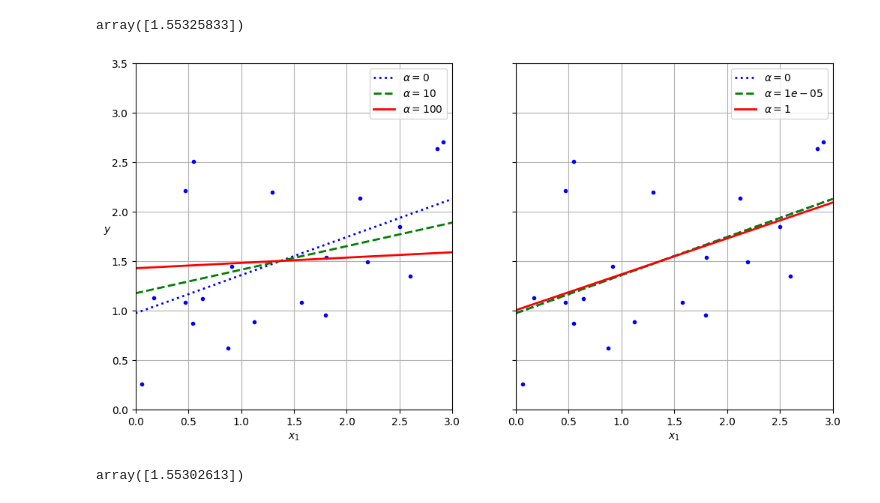
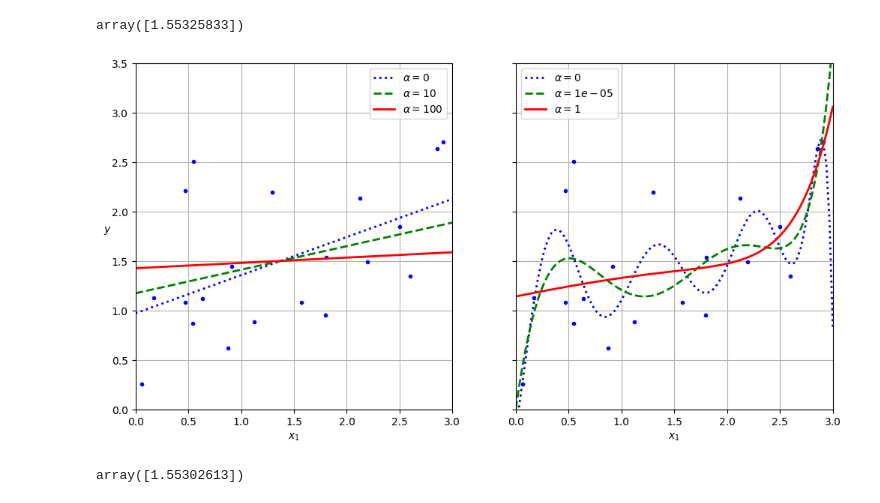
Before and after one commit to sunodmongia/Linear-Models, a Jupyter notebook: linear-model.ipynb, the cells around one changed output. Cells and saved outputs as stored; diff of their text form; code cells hidden in the pictures.

```diff
--- a/linear-model.ipynb
+++ b/linear-model.ipynb
@@ -416,35 +416,35 @@ def plot_model(model_class, polynomial, alphas, **model_kwargs):
         if polynomial:
             model = Pipeline(
                 [
                     (
                         "polynomial_features",
                         PolynomialFeatures(degree=10, include_bias=False),
                     ),
                     ("standard_scaler", StandardScaler()),
                     ("model", model),
                 ]
             )
         model.fit(X, y)
         y_new_regular = model.predict(X_new)
         plt.plot(X_new, y_new_regular, style, linewidth=2, label=rf"$\alpha = {alpha}$")
     plt.legend()
     plt.grid()
     plt.xlabel("$x_1$")
     plt.axis([0, 3.0, 0, 3.5])
 
 
 plt.figure(figsize=(12,6))
 plt.subplot(121)
 plot_model(Ridge, polynomial=False, alphas=(0,10,100), random_state=42)
 plt.ylabel("$y$", rotation=0)
 
 plt.subplot(122)
-plot_model(Ridge, polynomial=False, alphas=(0, 10**-5, 1), random_state=42)
+plot_model(Ridge, polynomial=True, alphas=(0, 10**-5, 1), random_state=42)
 plt.gca().axes.yaxis.set_ticklabels([])
 
 plt.show()
 # %% [output]
-[figure, old version]
+[figure, new version]
 # %%
 sgd_reg = SGDRegressor(penalty='l2', alpha=0.1/m, tol=None, max_iter=1000, eta0=0.01, random_state=42)
 sgd_reg.fit(X,y.ravel()) # this is for 1D input to fit
```
Also changed, not shown: parts of 2 cells of this notebook.
